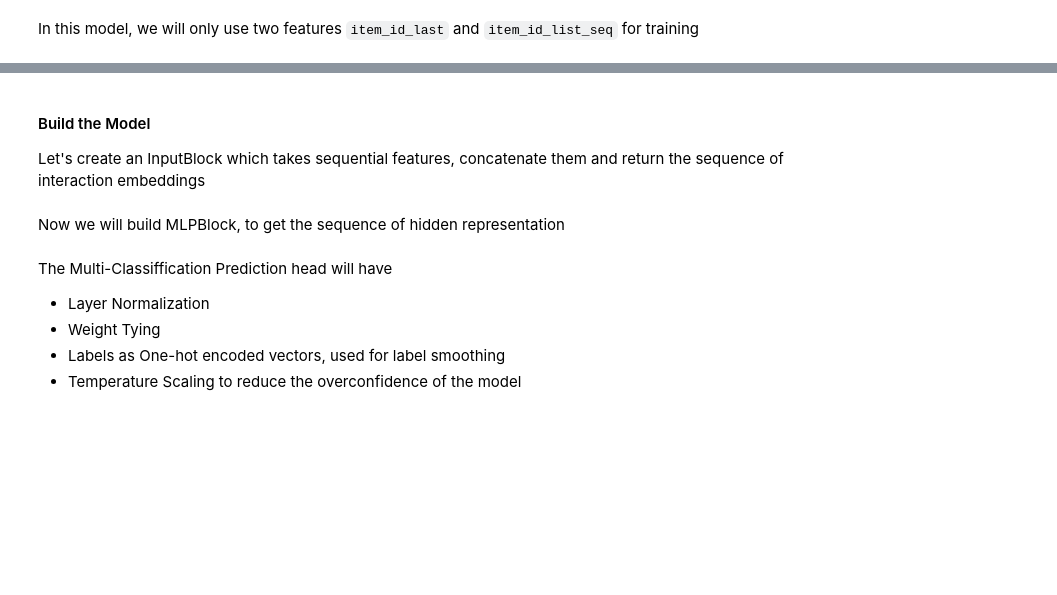
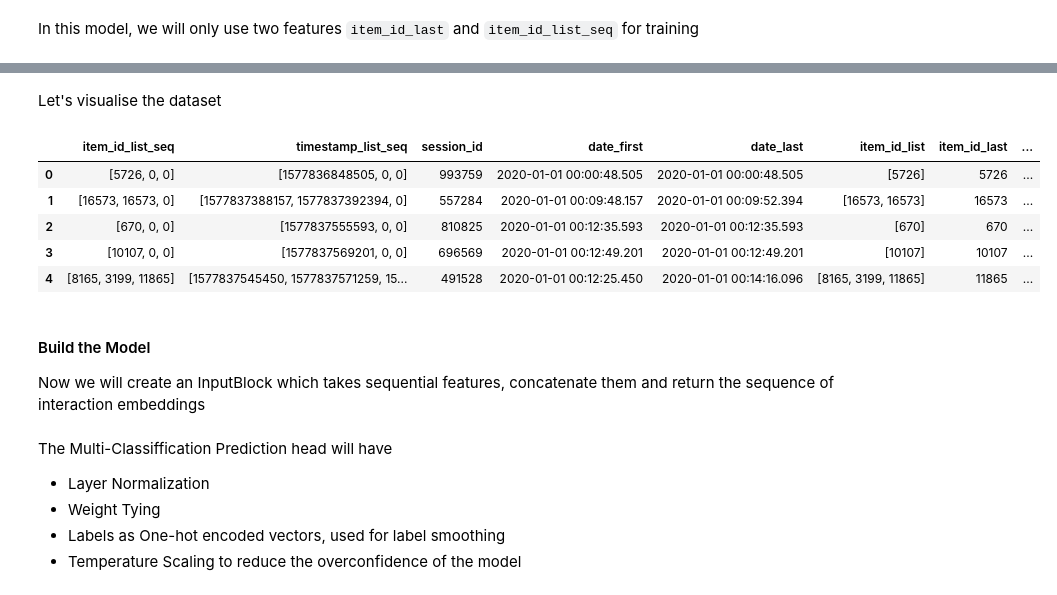
Before and after one commit to rvk007/models, a Jupyter notebook: examples/usecases/recsys22-examples/RecSys2022-Dressipi.ipynb, the cells around one changed output, grey strips where cells are left out. Drawn from its saved outputs; the diff is of its cells as text; code cells hidden in the pictures; blank space fills up the shorter version.

```diff
--- a/examples/usecases/recsys22-examples/RecSys2022-Dressipi.ipynb
+++ b/examples/usecases/recsys22-examples/RecSys2022-Dressipi.ipynb
@@ -327,3 +272,14 @@ schema_model['item_id_last'].properties['domain'] = {
+# %% [markdown]
+Let's visualise the dataset
+# %%
+train.head()
+# %% [output]
+|  | item_id_list_seq | timestamp_list_seq | session_id | date_first | date_last | item_id_list | item_id_last | ... |
+| 0 | [5726, 0, 0] | [1577836848505, 0, 0] | 993759 | 2020-01-01 00:00:48.505 | 2020-01-01 00:00:48.505 | [5726] | 5726 | ... |
+| 1 | [16573, 16573, 0] | [1577837388157, 1577837392394, 0] | 557284 | 2020-01-01 00:09:48.157 | 2020-01-01 00:09:52.394 | [16573, 16573] | 16573 | ... |
+| 2 | [670, 0, 0] | [1577837555593, 0, 0] | 810825 | 2020-01-01 00:12:35.593 | 2020-01-01 00:12:35.593 | [670] | 670 | ... |
+| 3 | [10107, 0, 0] | [1577837569201, 0, 0] | 696569 | 2020-01-01 00:12:49.201 | 2020-01-01 00:12:49.201 | [10107] | 10107 | ... |
+| 4 | [8165, 3199, 11865] | [1577837545450, 1577837571259, 15... | 491528 | 2020-01-01 00:12:25.450 | 2020-01-01 00:14:16.096 | [8165, 3199, 11865] | 11865 | ... |
 # %% [markdown]
 #### Build the Model
-Let's create an InputBlock which takes sequential features, concatenate them and return the sequence of interaction embeddings
+Now we will create an InputBlock which takes sequential features, concatenate them and return the sequence of interaction embeddings
@@ -337,2 +285,0 @@ input_block = InputBlock(
-# %% [markdown]
-Now we will build MLPBlock, to get the sequence of hidden representation
```
Also changed, not shown: parts of 34 cells of this notebook.
